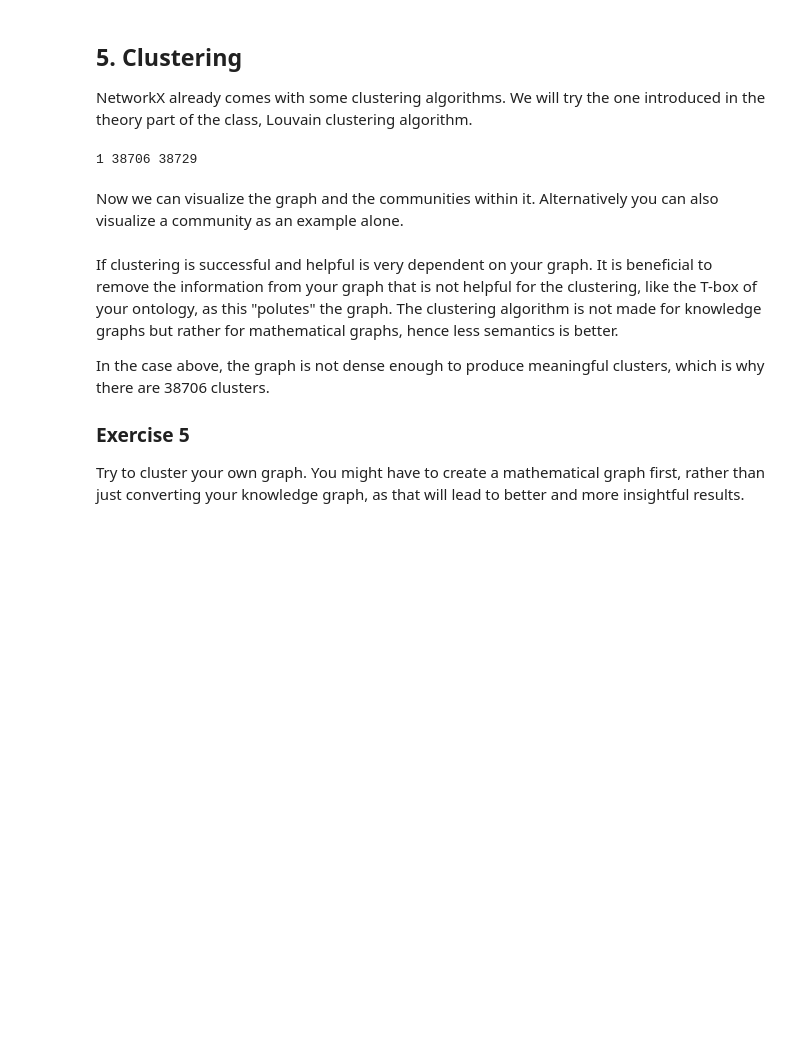
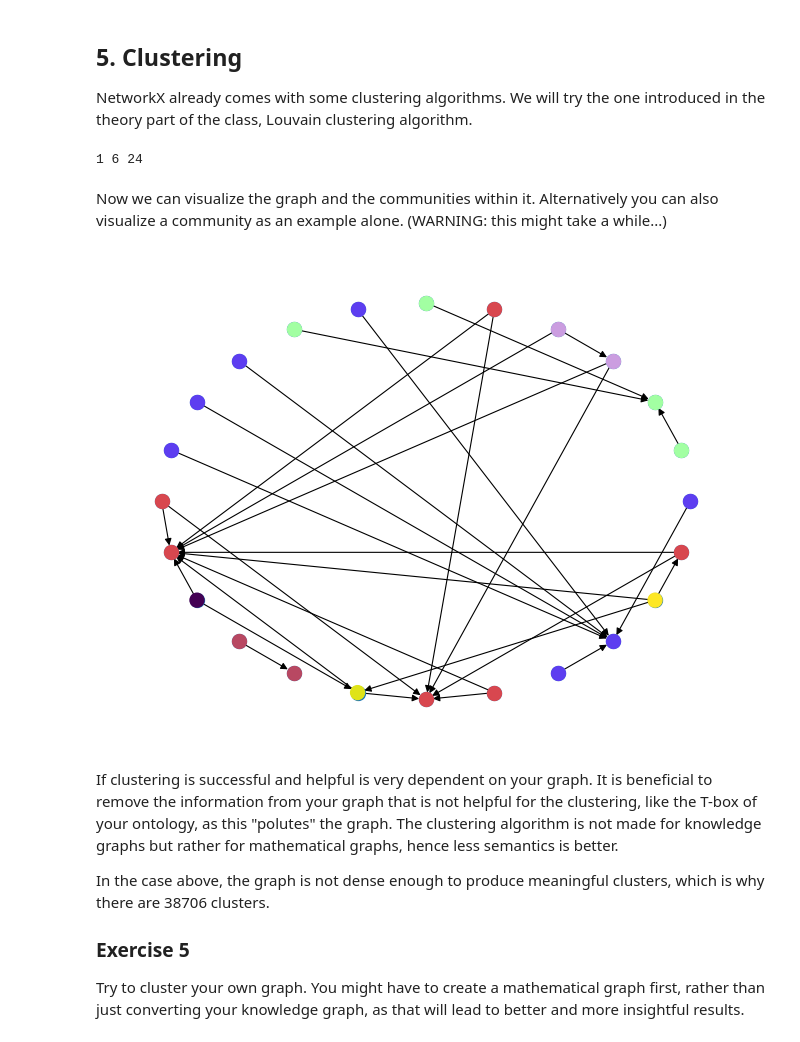
Before and after one commit to SaahithShetty/KG-tutorials, a Jupyter notebook: KGmeasures-tutorial.ipynb, the cells around one changed output. Saved outputs shown, nothing was run; the diff lists cells and outputs as text; code cells hidden in the pictures; blank space fills up the shorter version.

```diff
--- a/KGmeasures-tutorial.ipynb
+++ b/KGmeasures-tutorial.ipynb
@@ -340,23 +342,27 @@ NetworkX already comes with some clustering algorithms. We will try the one intr
 import networkx.algorithms.community as nx_comm
 
 
-communities = nx_comm.louvain_communities(nx_music_graph,resolution=1)
-print(1,len(communities),nx.number_of_nodes(nx_music_graph))
+communities = nx_comm.louvain_communities(nx_graph,resolution=1)
+print(1,len(communities),nx.number_of_nodes(nx_graph))
 # %% [output]
-1 38706 38729
+1 6 24
 # %% [markdown]
-Now we can visualize the graph and the communities within it. Alternatively you can also visualize a community as an example alone.
+Now we can visualize the graph and the communities within it. Alternatively you can also visualize a community as an example alone. (WARNING: this might take a while...)
 # %%
-pos = nx.shell_layout(nx_music_graph)
-nx.draw(nx_music_graph, pos, edge_color='k',font_weight='light',
+pos = nx.shell_layout(nx_graph)
+
+
+nx.draw(nx_graph, pos, edge_color='k',font_weight='light',
         node_size= 100, width= 0.8)
-
 for com in communities:
-    nx.draw_networkx_nodes(nx_music_graph,
+    nx.draw_networkx_nodes(nx_graph,
                            pos,
                            nodelist=com,
                            node_color=np.random.rand(3,),
                            node_size=100)
+plt.show()
+# %% [output]
+[figure, added]
 # %% [markdown]
 If clustering is successful and helpful is very dependent on your graph. It is beneficial to remove the information from your graph that is not helpful for the clustering, like the T-box of your ontology, as this "polutes" the graph. The clustering algorithm is not made for knowledge graphs but rather for mathematical graphs, hence less semantics is better.
 
```
Also changed, not shown: parts of 9 cells of this notebook.
